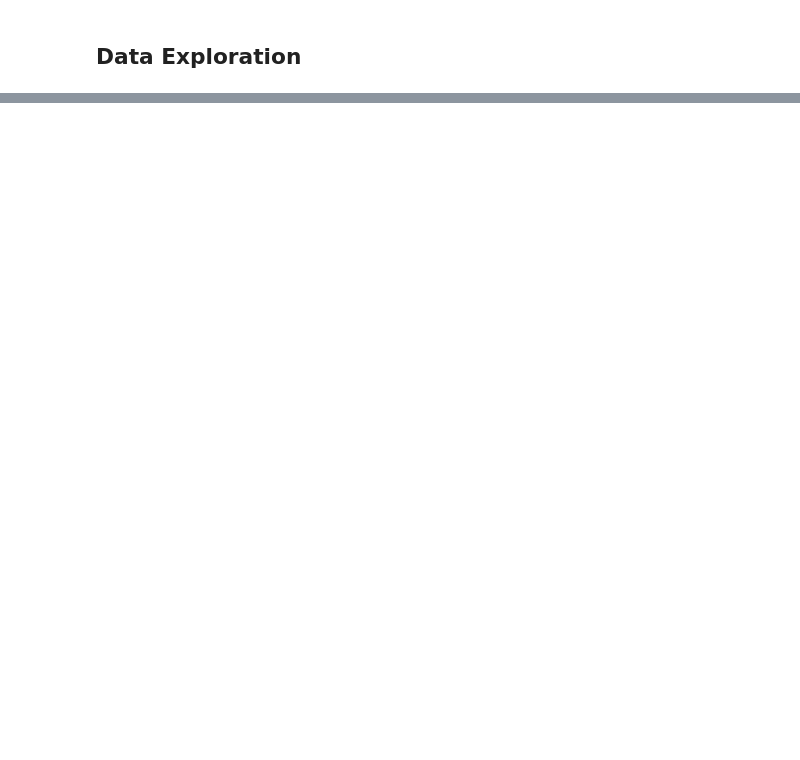
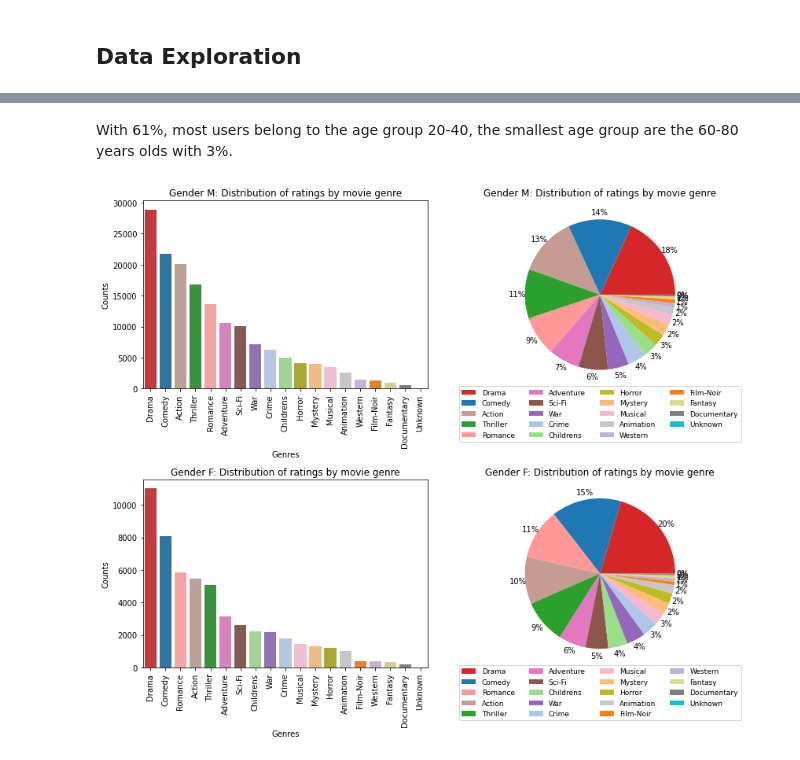
Before and after one commit to nadine-ma/BERT_based_movie_recommendation, a Jupyter notebook: BERT_Recommender.ipynb, the cells around one changed output, grey strips where cells are left out. Drawn from its saved outputs; the diff is of its cells as text; code cells hidden in the pictures; blank space fills up the shorter version.

```diff
--- a/BERT_Recommender.ipynb
+++ b/BERT_Recommender.ipynb
@@ -459,0 +491,33 @@ top-10 new movie recommendations for user 5:
+# %% [markdown]
+With 61%, most users belong to the age group 20-40, the smallest age group are the 60-80 years olds with 3%.
+# %%
+i=1
+plt.figure(figsize=(12,10))
+for gender in gender_genres:
+
+    counts = dict()
+    for genre in gender_genres[gender]:
+        if genre not in counts:
+            counts[genre] = 1
+        else:
+            counts[genre] += 1
+    counts = {k: v for k, v in sorted(counts.items(), key=lambda item: item[1], reverse=True)}
+
+    plt.subplot(2,2,i)
+    sns.barplot(x=list(counts.keys()), y=counts.values(), palette=[colors_plot[key] for key in list(counts.keys())], hue=list(counts.keys()), legend=False)
+    plt.xticks(rotation=90)
+    plt.xlabel(f'Genres')
+    plt.ylabel('Counts')
+    plt.title(f'Gender {gender}: Distribution of ratings by movie genre')
+    i+=1
+    plt.subplot(2,2,i)
+    plt.pie(counts.values(), labels=None, colors=[colors_plot[key] for key in list(counts.keys())], autopct='%.0f%%', pctdistance=1.1)
+    plt.title(f'Gender {gender}: Distribution of ratings by movie genre')
+    plt.legend(labels=list(counts.keys()), loc='lower center',  ncol=4, fontsize=9, bbox_to_anchor=(0.5, -0.3), fancybox=True)
+
+
+    i+=1
+plt.tight_layout()
+plt.show()
+# %% [output]
+[figure, added]
```
Also changed, not shown: parts of 63 cells of this notebook.
